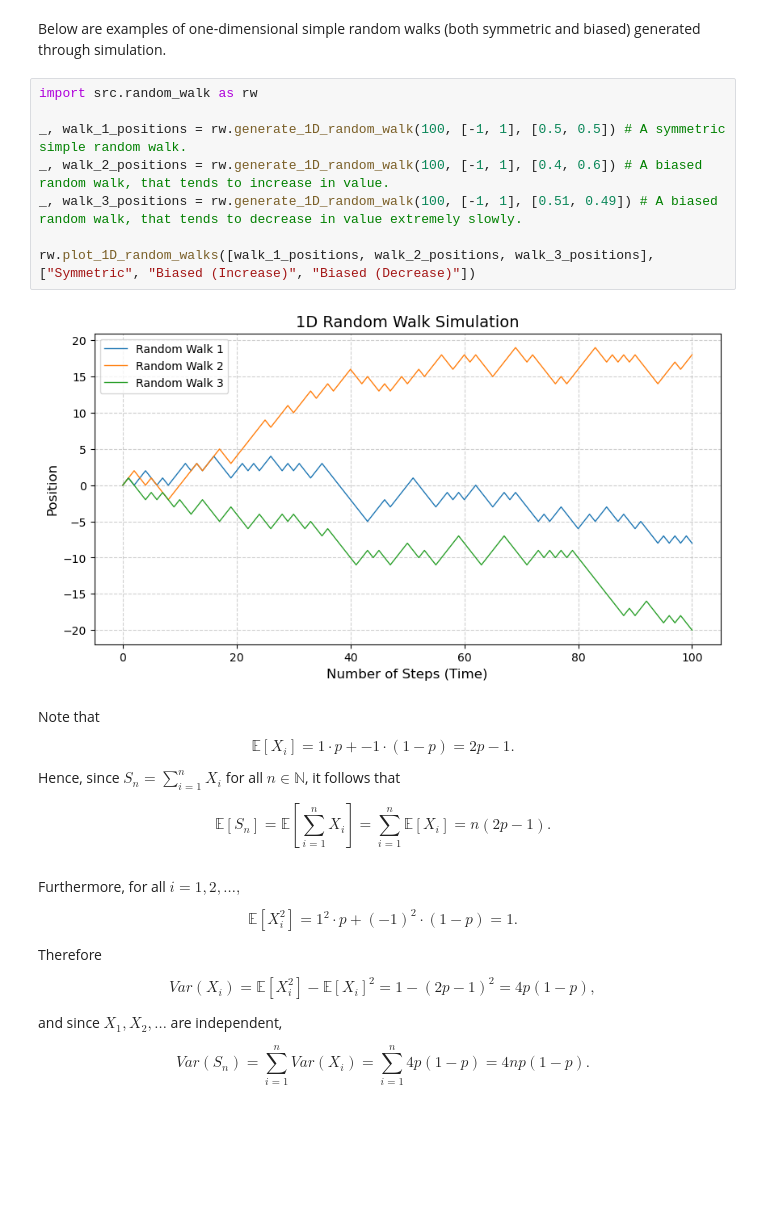
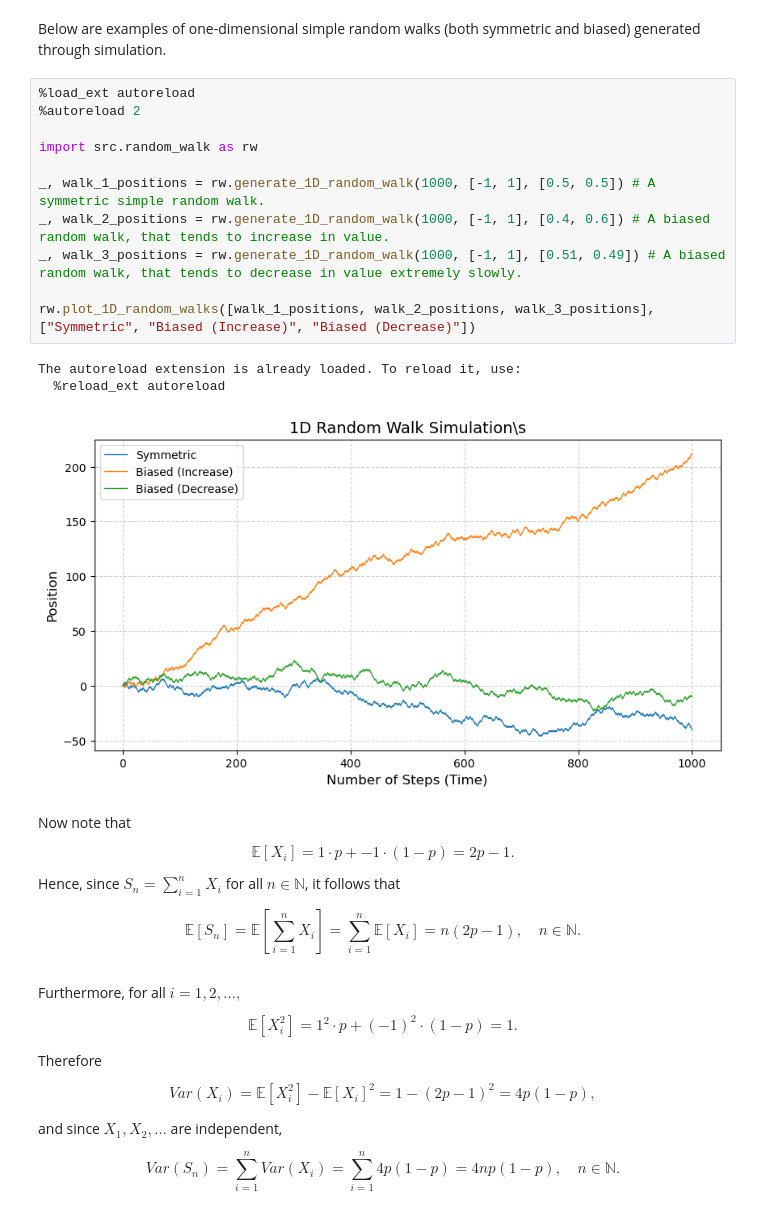
Before and after one commit to janoventer2003/random-walk-project, a Jupyter notebook: notebooks/1D_random_walk_analysis.ipynb, the cells around one changed output. Cells and saved outputs as stored; diff of their text form; blank space fills up the shorter version.

```diff
--- a/notebooks/1D_random_walk_analysis.ipynb
+++ b/notebooks/1D_random_walk_analysis.ipynb
@@ -28,23 +28,28 @@ If $p = \frac{1}{2}$, the process is called a symmetric simple random walk, othe
 # %% [markdown]
 Below are examples of one-dimensional simple random walks (both symmetric and biased) generated through simulation.
 # %%
+%load_ext autoreload
+%autoreload 2
+
 import src.random_walk as rw
 
-_, walk_1_positions = rw.generate_1D_random_walk(100, [-1, 1], [0.5, 0.5]) # A symmetric simple random walk.
-_, walk_2_positions = rw.generate_1D_random_walk(100, [-1, 1], [0.4, 0.6]) # A biased random walk, that tends to increase in value.
-_, walk_3_positions = rw.generate_1D_random_walk(100, [-1, 1], [0.51, 0.49]) # A biased random walk, that tends to decrease in value extremely slowly.
+_, walk_1_positions = rw.generate_1D_random_walk(1000, [-1, 1], [0.5, 0.5]) # A symmetric simple random walk.
+_, walk_2_positions = rw.generate_1D_random_walk(1000, [-1, 1], [0.4, 0.6]) # A biased random walk, that tends to increase in value.
+_, walk_3_positions = rw.generate_1D_random_walk(1000, [-1, 1], [0.51, 0.49]) # A biased random walk, that tends to decrease in value extremely slowly.
 
 rw.plot_1D_random_walks([walk_1_positions, walk_2_positions, walk_3_positions], ["Symmetric", "Biased (Increase)", "Biased (Decrease)"])
 # %% [output]
+The autoreload extension is already loaded. To reload it, use:
+  %reload_ext autoreload
-[figure, old version]
+[figure, new version]
 # %% [markdown]
-Note that
+Now note that
 
 $$\mathbb{E}[X_i] = 1 \cdot p + -1 \cdot (1-p) = 2p - 1.$$
 
 Hence, since $S_n = \sum_{i=1}^{n} X_i$ for all $n \in \mathbb{N}$, it follows that
 
-$$\mathbb{E} [S_n] = \mathbb{E} [\sum_{i=1}^{n} X_i] = \sum_{i=1}^{n} \mathbb{E} [X_i] = n(2p - 1).$$
+$$\mathbb{E} [S_n] = \mathbb{E} [\sum_{i=1}^{n} X_i] = \sum_{i=1}^{n} \mathbb{E} [X_i] = n(2p - 1), \quad n \in \mathbb{N}.$$
 # %% [markdown]
 Furthermore, for all $i = 1, 2, \dots,$
 
@@ -56,4 +61,4 @@ $$ Var(X_i) = \mathbb{E}[X_i^2] - \mathbb{E}[X_i]^2 = 1 - (2p - 1)^2 = 4p(1 - p)
 
 and since $X_1, X_2, \dots$ are independent,
 
-$$Var(S_n) = \sum_{i=1}^n Var(X_i) = \sum_{i=1}^n 4p(1 - p) = 4np(1-p).$$
+$$Var(S_n) = \sum_{i=1}^n Var(X_i) = \sum_{i=1}^n 4p(1 - p) = 4np(1-p), \quad n \in \mathbb{N}.$$
```
Also changed, not shown: parts of 5 cells of this notebook.
